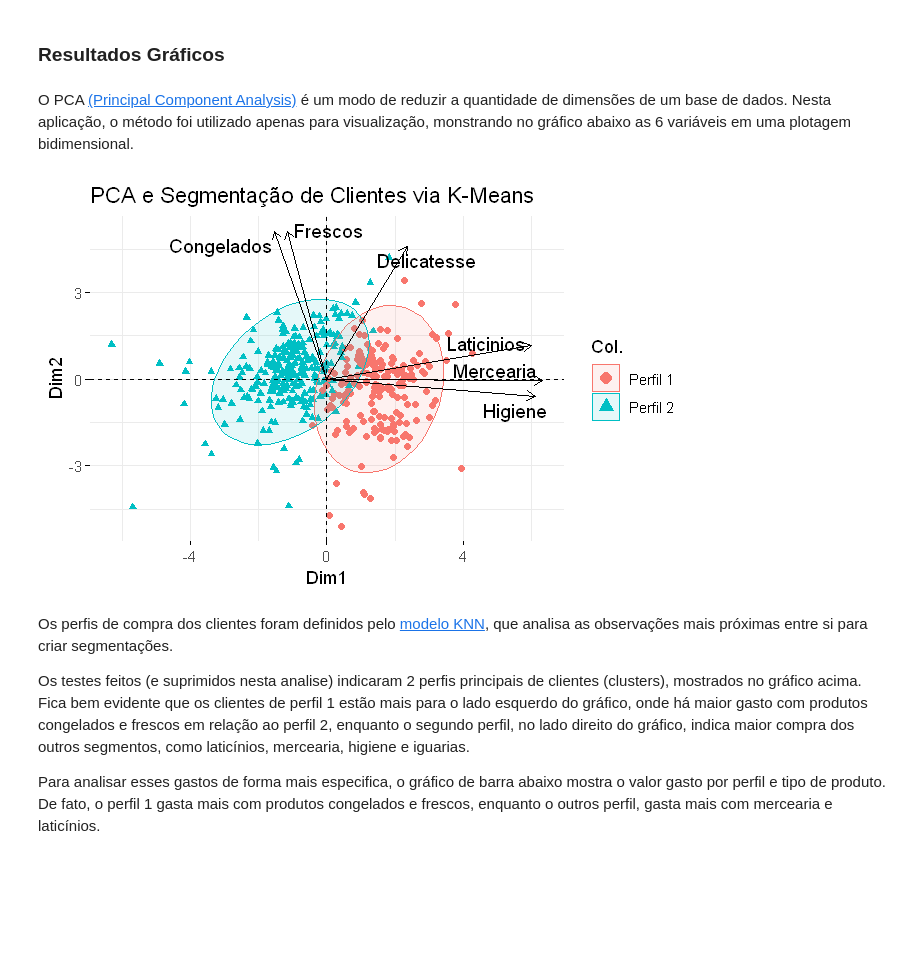
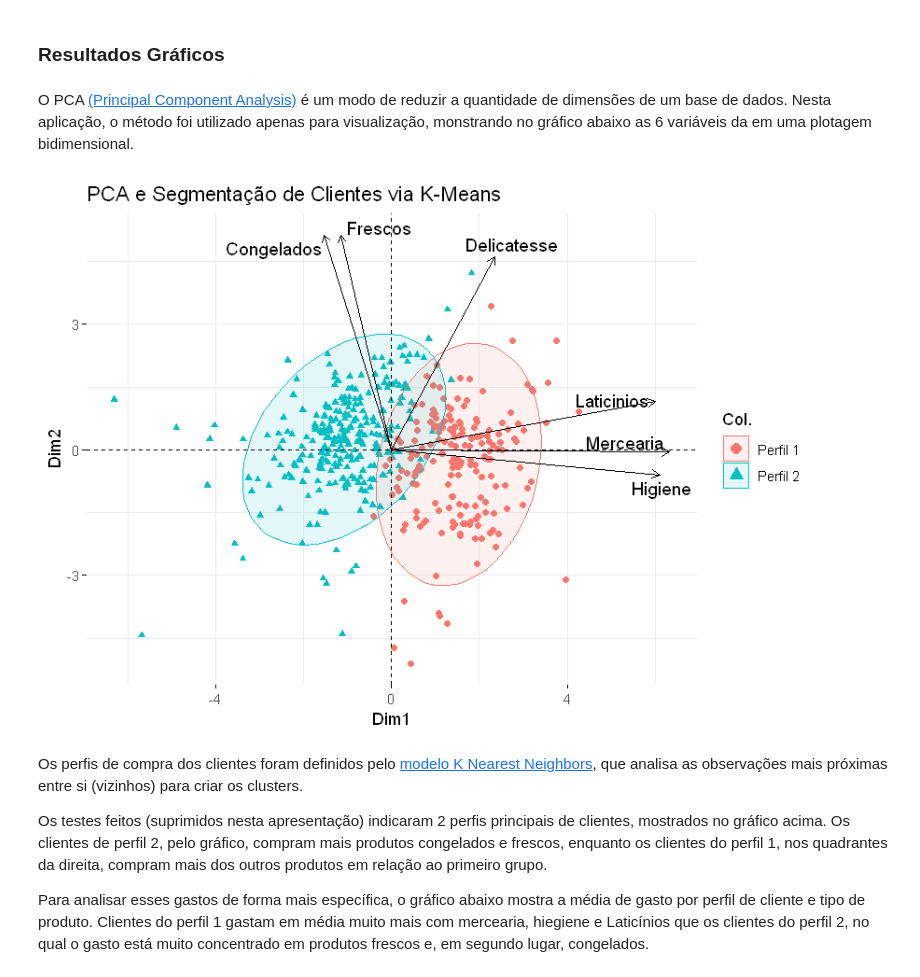
Before and after one commit to vr-rodrigues/segmentacao_cliente, a Jupyter notebook: segmentacao_clientes.ipynb, the cells around one changed output. Saved outputs shown, nothing was run; the diff lists cells and outputs as text; code cells hidden in the pictures; blank space fills up the shorter version.

```diff
--- a/segmentacao_clientes.ipynb
+++ b/segmentacao_clientes.ipynb
@@ -75,23 +75,23 @@ A data.table: 6 × 6
 # %% [markdown]
 <h3>Resultados Gráficos</h3>
 # %% [markdown]
-O PCA <a href='http://setosa.io/ev/principal-component-analysis/'>(Principal Component Analysis)</a> é um modo de reduzir a quantidade de dimensões de um base de dados. Nesta aplicação, o método foi utilizado apenas para visualização, monstrando no gráfico abaixo as 6 variáveis em uma plotagem bidimensional.
+O PCA <a href='http://setosa.io/ev/principal-component-analysis/'>(Principal Component Analysis)</a> é um modo de reduzir a quantidade de dimensões de um base de dados. Nesta aplicação, o método foi utilizado apenas para visualização, monstrando no gráfico abaixo as 6 variáveis da em uma plotagem bidimensional.
 # %%
-options(repr.plot.width=5.5, repr.plot.height=3.5)
+options(repr.plot.width=7, repr.plot.height=5)
 
 fviz_pca_biplot(df_pca, col.ind = df$k2.cluster,
                 label = "var",
                 col.var = "black", repel = TRUE,
                 addEllipses=TRUE, ellipse.level=0.90) +
   labs(title ="PCA e Segmentação de Clientes via K-Means" ,x="Dim1", y="Dim2")
 # %% [output]
-[figure, old version]
+[figure, new version]
 # %% [markdown]
-Os perfis de compra dos clientes foram definidos pelo <a href='https://scikit-learn.org/stable/modules/neighbors.html'>modelo KNN</a>, que analisa as observações mais próximas entre si para criar segmentações.
+Os perfis de compra dos clientes foram definidos pelo <a href='https://scikit-learn.org/stable/modules/neighbors.html'>modelo K Nearest Neighbors</a>, que analisa as observações mais próximas entre si (vizinhos) para criar os clusters.
 
-Os testes feitos (e suprimidos nesta analise) indicaram 2 perfis principais de clientes (clusters), mostrados no gráfico acima. Fica bem evidente que os clientes de perfil 1 estão mais para o lado esquerdo do gráfico, onde há maior gasto com produtos congelados e frescos em relação ao perfil 2, enquanto o segundo perfil, no lado direito do gráfico, indica maior compra dos outros segmentos, como laticínios, mercearia, higiene e iguarias.
+Os testes feitos (suprimidos nesta apresentação) indicaram 2 perfis principais de clientes, mostrados no gráfico acima. Os clientes de perfil 2, pelo gráfico, compram mais produtos congelados e frescos, enquanto os clientes do perfil 1, nos quadrantes da direita, compram mais dos outros produtos em relação ao primeiro grupo.
 
-Para analisar esses gastos de forma mais especifica, o gráfico de barra abaixo mostra o valor gasto por perfil e tipo de produto. De fato, o perfil 1 gasta mais com produtos congelados e frescos, enquanto o outros perfil, gasta mais com mercearia e laticínios.
+Para analisar esses gastos de forma mais específica, o gráfico abaixo mostra a média de gasto por perfil de cliente e tipo de produto. Clientes do perfil 1 gastam em média muito mais com mercearia, hiegiene e Laticínios que os clientes do perfil 2, no qual o gasto está muito concentrado em produtos frescos e, em segundo lugar, congelados.
 # %%
 ggplot(data=df_sum, aes(x=variable, y=value, fill=variable)) +
   geom_bar(stat="identity") + scale_fill_economist() +
```
Also changed, not shown: parts of 3 cells of this notebook.
